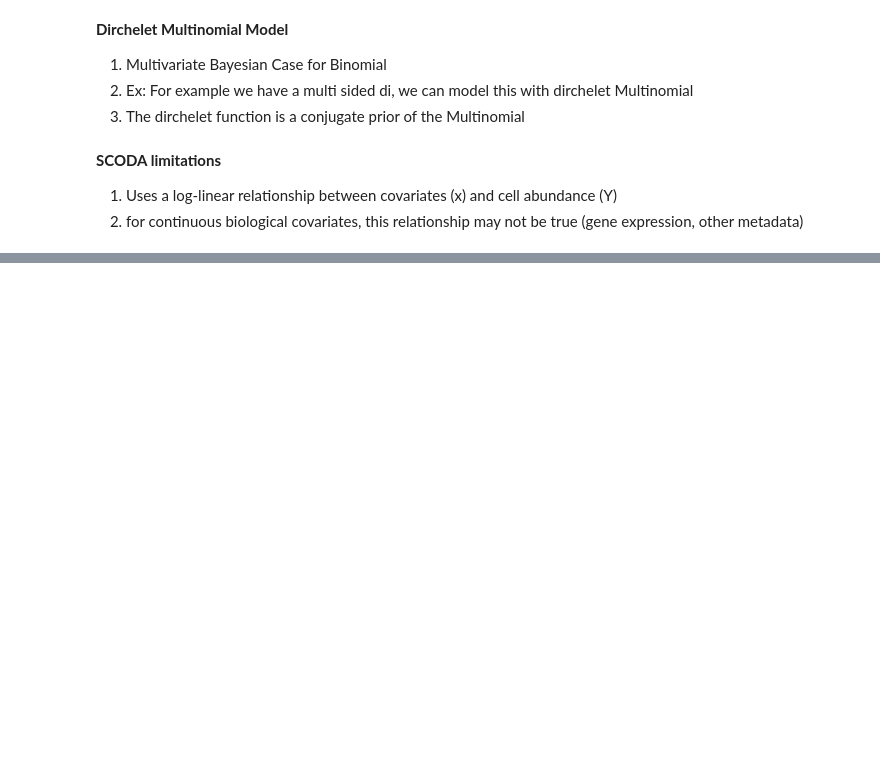
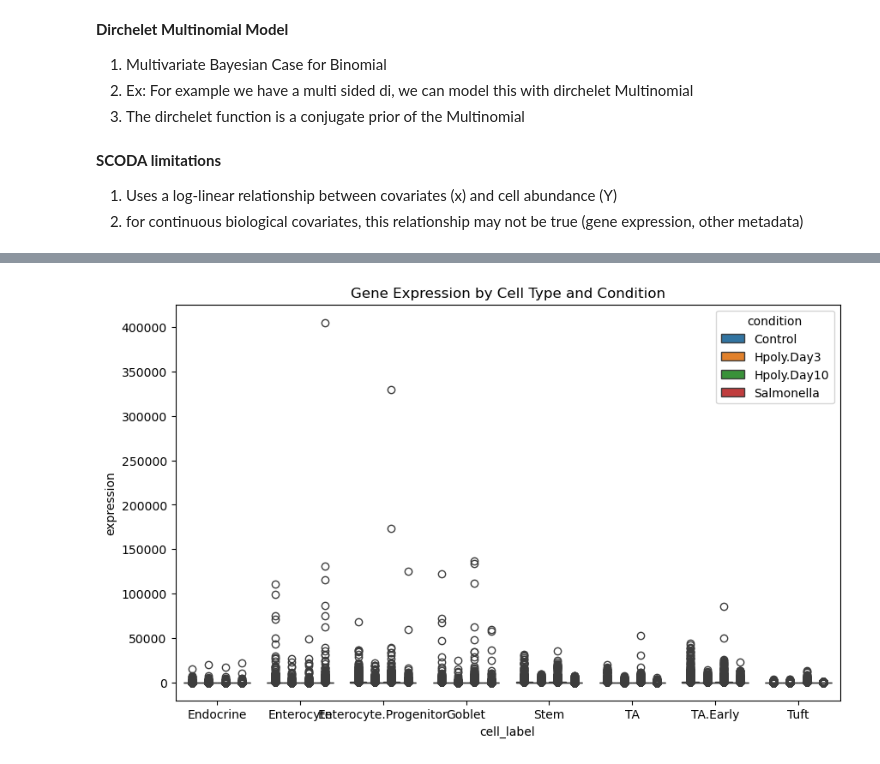
Before and after one commit to alexjimenez99/sc-RNAseq-embryos, a Jupyter notebook: cell_composition.ipynb, the cells around one changed output, grey strips where cells are left out. Saved outputs shown, nothing was run; the diff lists cells and outputs as text; code cells hidden in the pictures; blank space fills up the shorter version.

```diff
--- a/cell_composition.ipynb
+++ b/cell_composition.ipynb
@@ -44,0 +129,2 @@ NameError: name 'pt' is not defined
+# %%
+boxplot_data = adata.to_df()
@@ -44,0 +193,5 @@ NameError: name 'pt' is not defined
+# %%
+merged_df = boxplot_data.merge(adata.obs[['condition', 'cell_label']], left_index=True, right_index=True)
+merged_df = merged_df.groupby(['cell_label', 'condition']).sum()
+merged_df = merged_df.reset_index()
+merged_df = merged_df.melt(id_vars=['cell_label', 'condition'], var_name='gene', value_name='expression')
@@ -44,0 +218,7 @@ NameError: name 'pt' is not defined
+# %%
+plt.figure(figsize=(10, 6))
+sns.boxplot(x='cell_label', y='expression', hue='condition', data=merged_df)
+plt.title('Gene Expression by Cell Type and Condition')
+plt.show()
+# %% [output]
+[figure, added]
```
Also changed, not shown: parts of 18 cells of this notebook.
